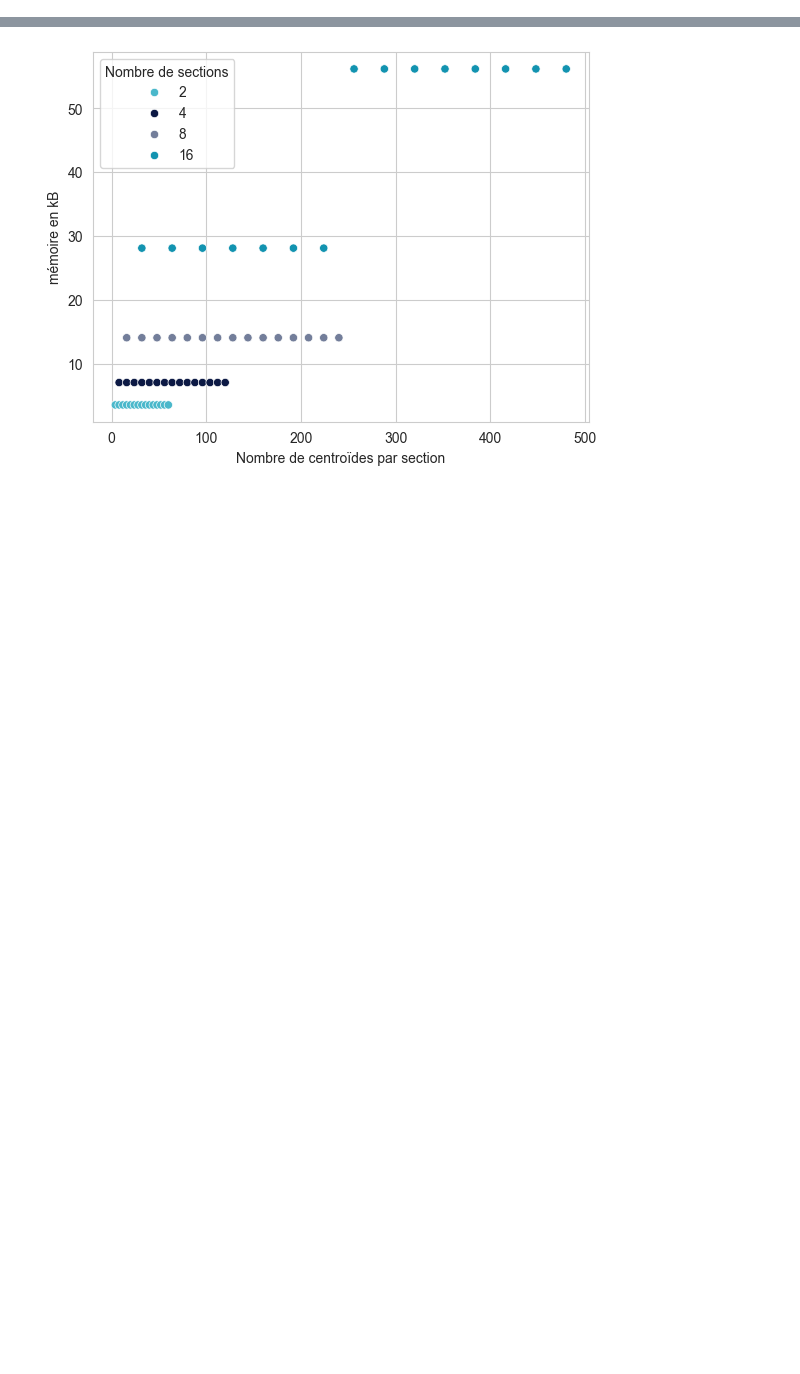
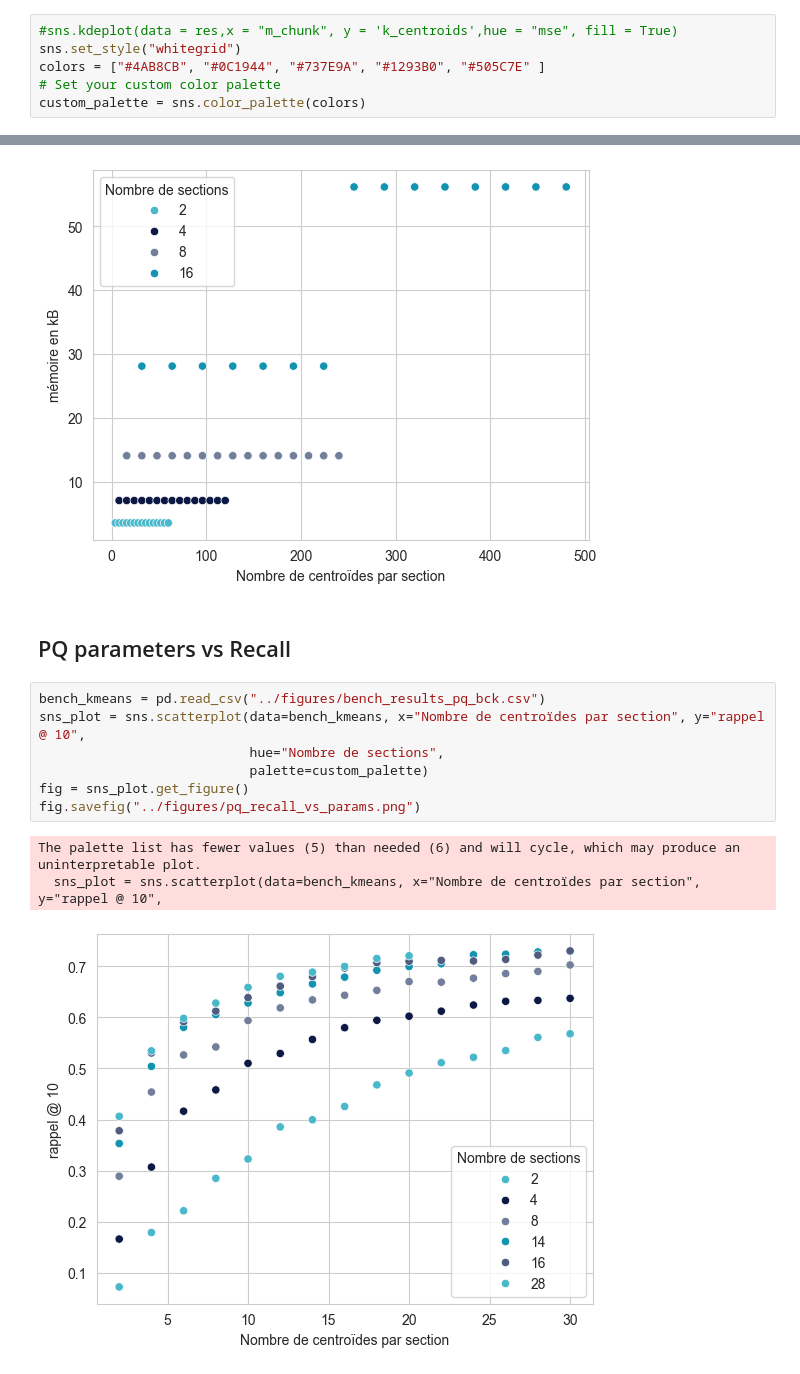
Before and after one commit to AurelienMassiot/simple_vector_db, a Jupyter notebook: notebooks/01_Product_quantization_bench.ipynb, the cells around one changed output, grey strips where cells are left out. Drawn from its saved outputs; the diff is of its cells as text; blank space fills up the shorter version.

```diff
--- a/notebooks/01_Product_quantization_bench.ipynb
+++ b/notebooks/01_Product_quantization_bench.ipynb
@@ -75,4 +72,10 @@ res
 | 57 | 16 | 416 | 0.880049 | 56.156250 |
 | 58 | 16 | 448 | 0.627567 | 56.156250 |
 | 59 | 16 | 480 | 0.501748 | 56.156250 |
+# %%
+#sns.kdeplot(data = res,x = "m_chunk", y = 'k_centroids',hue = "mse", fill = True)
+sns.set_style("whitegrid")
+colors = ["#4AB8CB", "#0C1944", "#737E9A", "#1293B0", "#505C7E" ]
+# Set your custom color palette
+custom_palette = sns.color_palette(colors)
 # %%
@@ -94,3 +92,16 @@ fig = sns_plot.get_figure()
 fig.savefig("../figures/memory_vs_params.png")
 # %% [output]
 [figure]
+# %% [markdown]
+## PQ parameters vs Recall
+# %%
+bench_kmeans = pd.read_csv("../figures/bench_results_pq_bck.csv")
+sns_plot = sns.scatterplot(data=bench_kmeans, x="Nombre de centroïdes par section", y="rappel @ 10",
+                           hue="Nombre de sections",
+                           palette=custom_palette)
+fig = sns_plot.get_figure()
+fig.savefig("../figures/pq_recall_vs_params.png")
+# %% [output]
+The palette list has fewer values (5) than needed (6) and will cycle, which may produce an uninterpretable plot.
+  sns_plot = sns.scatterplot(data=bench_kmeans, x="Nombre de centroïdes par section", y="rappel @ 10",
+[figure, added]
```
Also changed, not shown: parts of 5 cells of this notebook, 4 other files.
